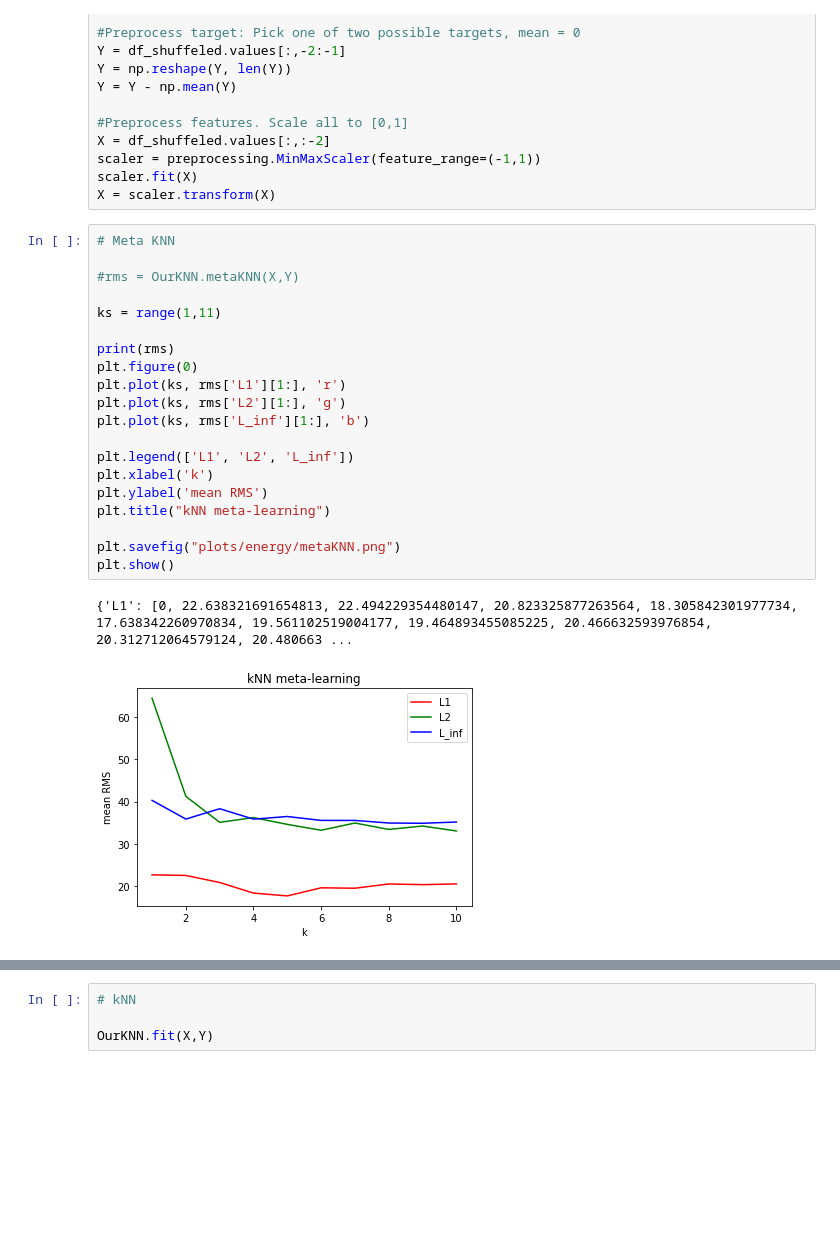
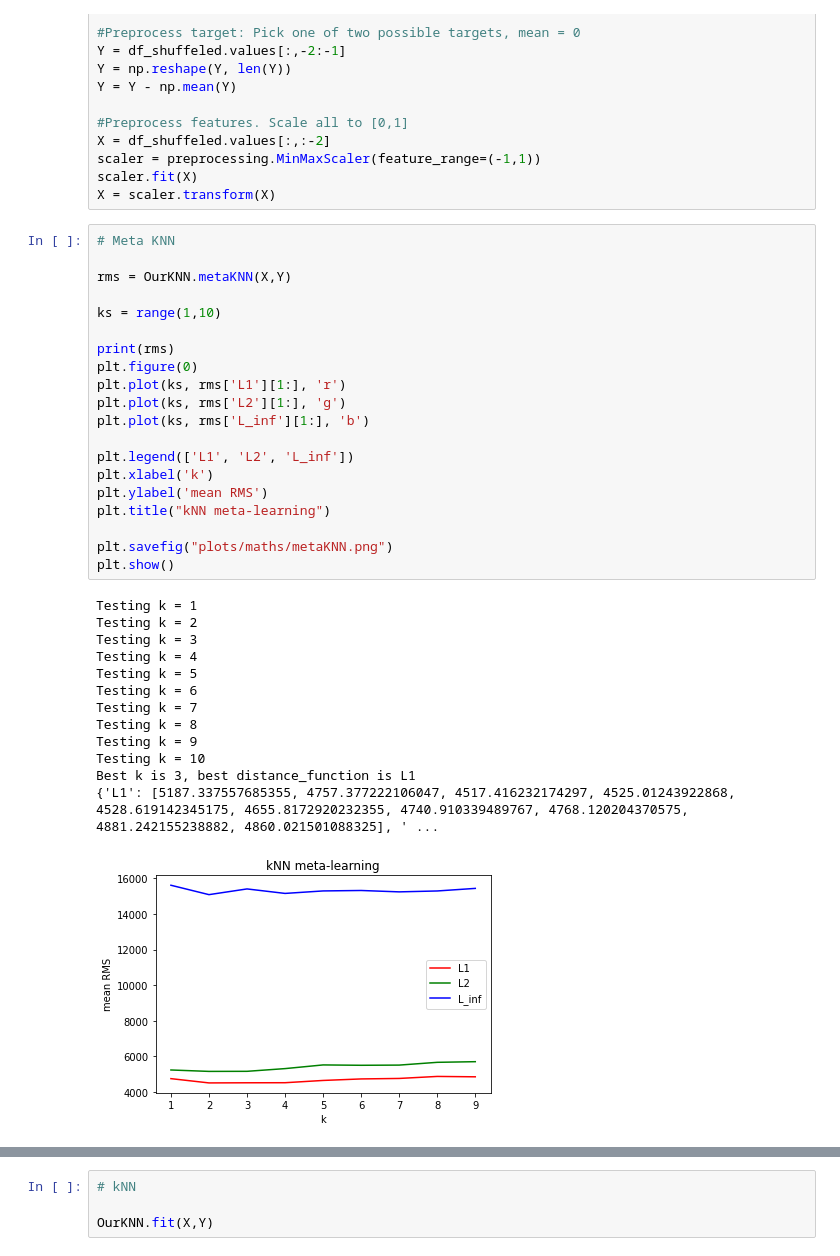
Before and after one commit to Erik-Lundell/MachineLearning2, a Jupyter notebook: test_implementations.ipynb, the cells around one changed output, grey strips where cells are left out. Cells and saved outputs as stored; diff of their text form; blank space fills up the shorter version.

```diff
--- a/test_implementations.ipynb
+++ b/test_implementations.ipynb
@@ -117,26 +117,37 @@ X = scaler.transform(X)
 # %%
 # Meta KNN
 
-#rms = OurKNN.metaKNN(X,Y)
+rms = OurKNN.metaKNN(X,Y)
 
-ks = range(1,11)
+ks = range(1,10)
 
 print(rms)
 plt.figure(0)
 plt.plot(ks, rms['L1'][1:], 'r')
 plt.plot(ks, rms['L2'][1:], 'g')
 plt.plot(ks, rms['L_inf'][1:], 'b')
 
 plt.legend(['L1', 'L2', 'L_inf'])
 plt.xlabel('k')
 plt.ylabel('mean RMS')
 plt.title("kNN meta-learning")
 
-plt.savefig("plots/energy/metaKNN.png")
+plt.savefig("plots/maths/metaKNN.png")
 plt.show()
 # %% [output]
-{'L1': [0, 22.638321691654813, 22.494229354480147, 20.823325877263564, 18.305842301977734, 17.638342260970834, 19.561102519004177, 19.464893455085225, 20.466632593976854, 20.312712064579124, 20.480663 ...
+Testing k = 1
+Testing k = 2
+Testing k = 3
+Testing k = 4
+Testing k = 5
+Testing k = 6
+Testing k = 7
+Testing k = 8
+Testing k = 9
+Testing k = 10
+Best k is 3, best distance_function is L1
+{'L1': [5187.337557685355, 4757.377222106047, 4517.416232174297, 4525.01243922868, 4528.619142345175, 4655.8172920232355, 4740.910339489767, 4768.120204370575, 4881.242155238882, 4860.021501088325], ' ...
-[figure, old version]
+[figure, new version]
 # %%
 # Ridge regression, own and available implementation + plot
 
```
Also changed, not shown: parts of 2 cells of this notebook, 4 other files.
